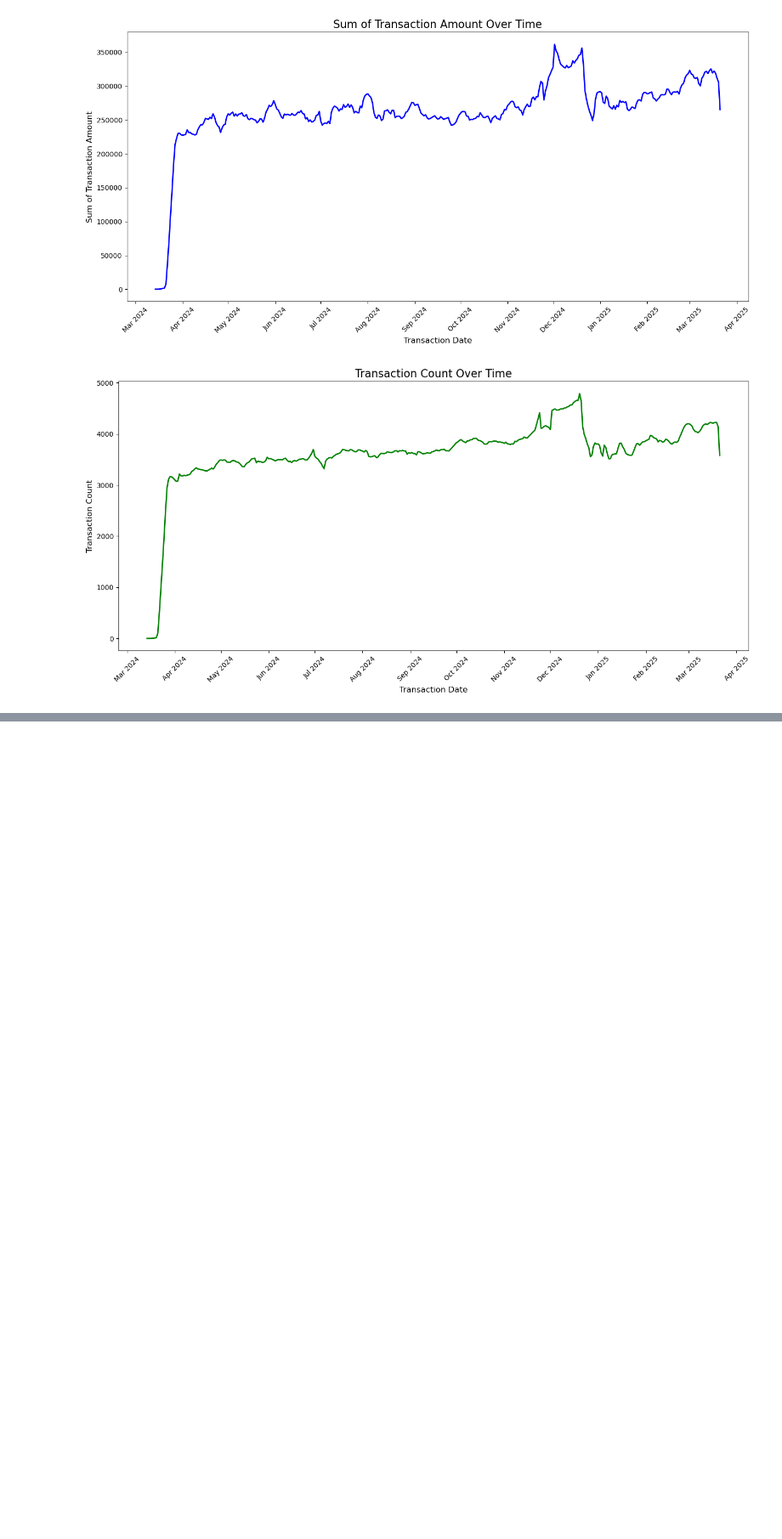
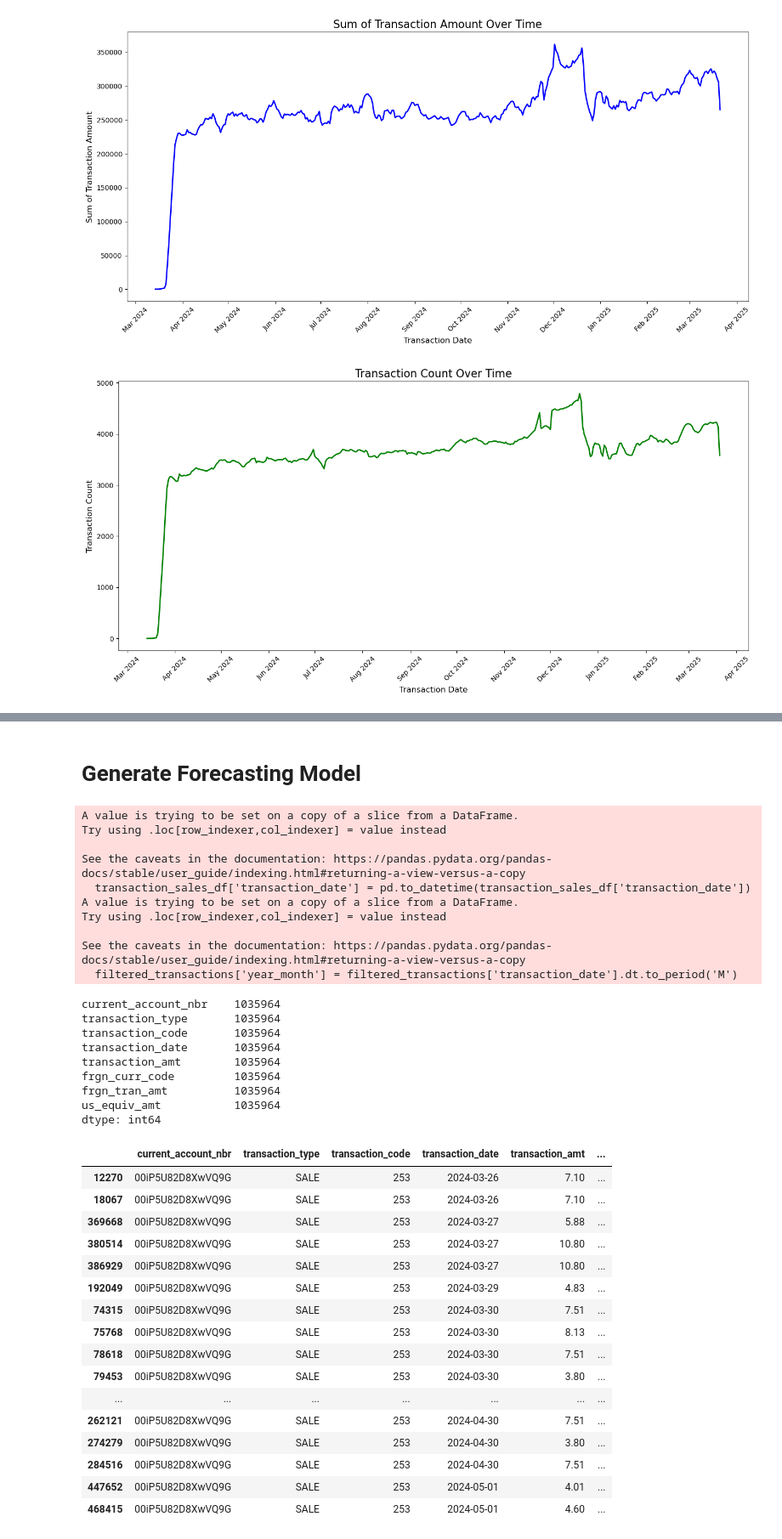
Before and after one commit to mohi-m/Data-THIS-Data-THAT, a Jupyter notebook: main.ipynb, the cells around one changed output, grey strips where cells are left out. Shown at 85% size. Cells and saved outputs as stored; diff of their text form; code cells hidden in the pictures; blank space fills up the shorter version.

Commit message:
Added account filtering code

```diff
--- a/main.ipynb
+++ b/main.ipynb
@@ -248,0 +249,60 @@ plt.show()
+# %% [markdown]
+# Generate Forecasting Model
+# %%
+# Convert transaction_date to datetime if not already
+transaction_sales_df['transaction_date'] = pd.to_datetime(transaction_sales_df['transaction_date'])
+
+# Filter transactions between March 2024 and March 2025
+filtered_transactions = transaction_sales_df[
+    (transaction_sales_df['transaction_date'] >= '2024-03-01') &
+    (transaction_sales_df['transaction_date'] <= '2025-03-31')
+]
+
+# Extract year and month from transaction_date
+filtered_transactions['year_month'] = filtered_transactions['transaction_date'].dt.to_period('M')
+
+# Group by account and count unique months
+account_month_counts = filtered_transactions.groupby('current_account_nbr')['year_month'].nunique()
+
+# Filter accounts with at least one transaction per month (13 months)
+eligible_accounts = account_month_counts[account_month_counts == 13].index
+
+# Filter the original dataframe for these accounts
+filtered_accounts_df = transaction_sales_df[transaction_sales_df['current_account_nbr'].isin(eligible_accounts)]
+# %% [output]
+A value is trying to be set on a copy of a slice from a DataFrame.
+Try using .loc[row_indexer,col_indexer] = value instead
+
+See the caveats in the documentation: https://pandas.pydata.org/pandas-docs/stable/user_guide/indexing.html#returning-a-view-versus-a-copy
+  transaction_sales_df['transaction_date'] = pd.to_datetime(transaction_sales_df['transaction_date'])
+A value is trying to be set on a copy of a slice from a DataFrame.
+Try using .loc[row_indexer,col_indexer] = value instead
+
+See the caveats in the documentation: https://pandas.pydata.org/pandas-docs/stable/user_guide/indexing.html#returning-a-view-versus-a-copy
+  filtered_transactions['year_month'] = filtered_transactions['transaction_date'].dt.to_period('M')
+current_account_nbr    1035964
+transaction_type       1035964
+transaction_code       1035964
+transaction_date       1035964
+transaction_amt        1035964
+frgn_curr_code         1035964
+frgn_tran_amt          1035964
+us_equiv_amt           1035964
+dtype: int64
+|  | current_account_nbr | transaction_type | transaction_code | transaction_date | transaction_amt | ... |
+| 12270 | 00iP5U82D8XwVQ9G | SALE | 253 | 2024-03-26 | 7.10 | ... |
+| 18067 | 00iP5U82D8XwVQ9G | SALE | 253 | 2024-03-26 | 7.10 | ... |
+| 369668 | 00iP5U82D8XwVQ9G | SALE | 253 | 2024-03-27 | 5.88 | ... |
+| 380514 | 00iP5U82D8XwVQ9G | SALE | 253 | 2024-03-27 | 10.80 | ... |
+| 386929 | 00iP5U82D8XwVQ9G | SALE | 253 | 2024-03-27 | 10.80 | ... |
+| 192049 | 00iP5U82D8XwVQ9G | SALE | 253 | 2024-03-29 | 4.83 | ... |
+| 74315 | 00iP5U82D8XwVQ9G | SALE | 253 | 2024-03-30 | 7.51 | ... |
+| 75768 | 00iP5U82D8XwVQ9G | SALE | 253 | 2024-03-30 | 8.13 | ... |
+| 78618 | 00iP5U82D8XwVQ9G | SALE | 253 | 2024-03-30 | 7.51 | ... |
+| 79453 | 00iP5U82D8XwVQ9G | SALE | 253 | 2024-03-30 | 3.80 | ... |
+| ... | ... | ... | ... | ... | ... | ... |
+| 262121 | 00iP5U82D8XwVQ9G | SALE | 253 | 2024-04-30 | 7.51 | ... |
+| 274279 | 00iP5U82D8XwVQ9G | SALE | 253 | 2024-04-30 | 3.80 | ... |
+| 284516 | 00iP5U82D8XwVQ9G | SALE | 253 | 2024-04-30 | 7.51 | ... |
+| 447652 | 00iP5U82D8XwVQ9G | SALE | 253 | 2024-05-01 | 4.01 | ... |
+| 468415 | 00iP5U82D8XwVQ9G | SALE | 253 | 2024-05-01 | 4.60 | ... |
```
Also changed, not shown: parts of 1 cell of this notebook.
